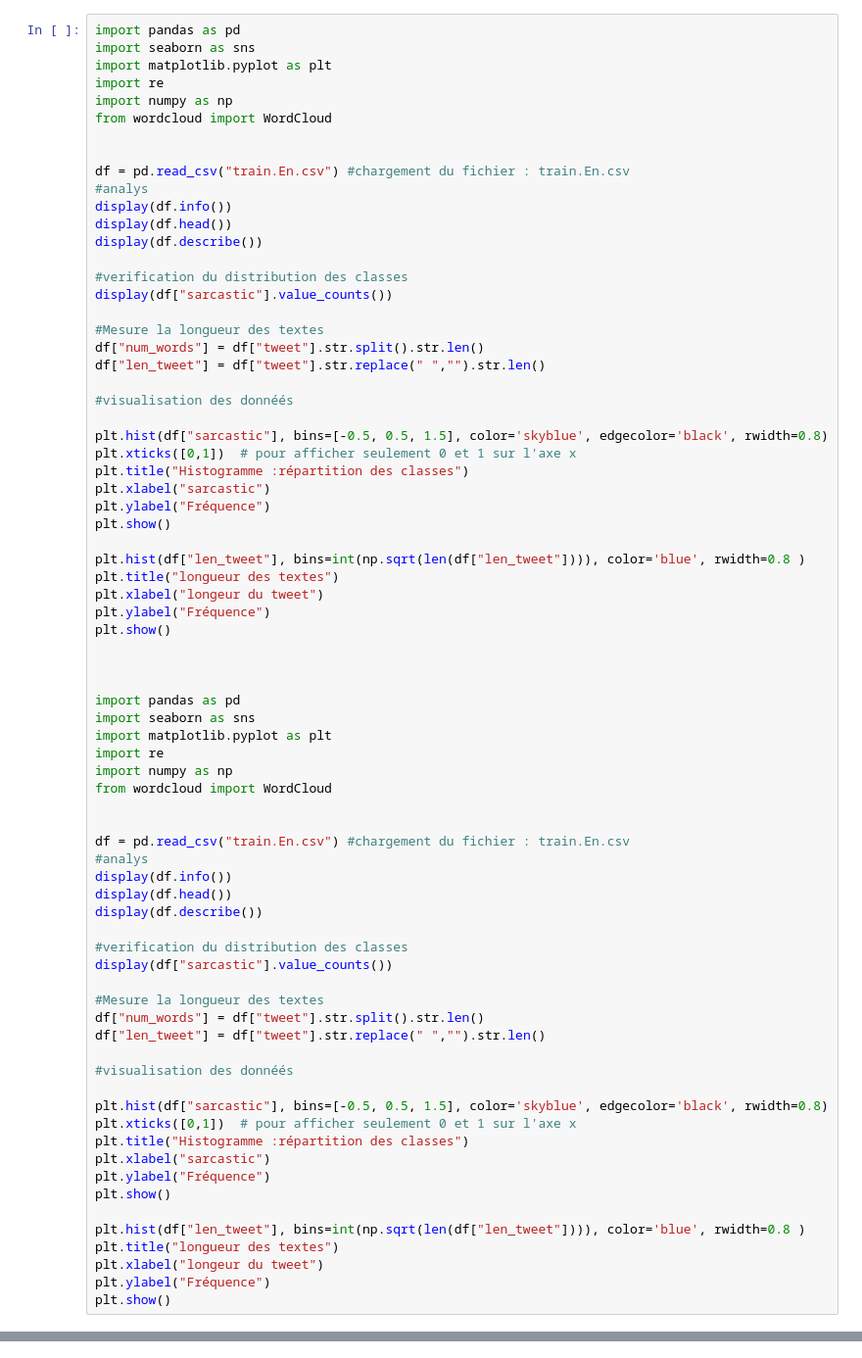
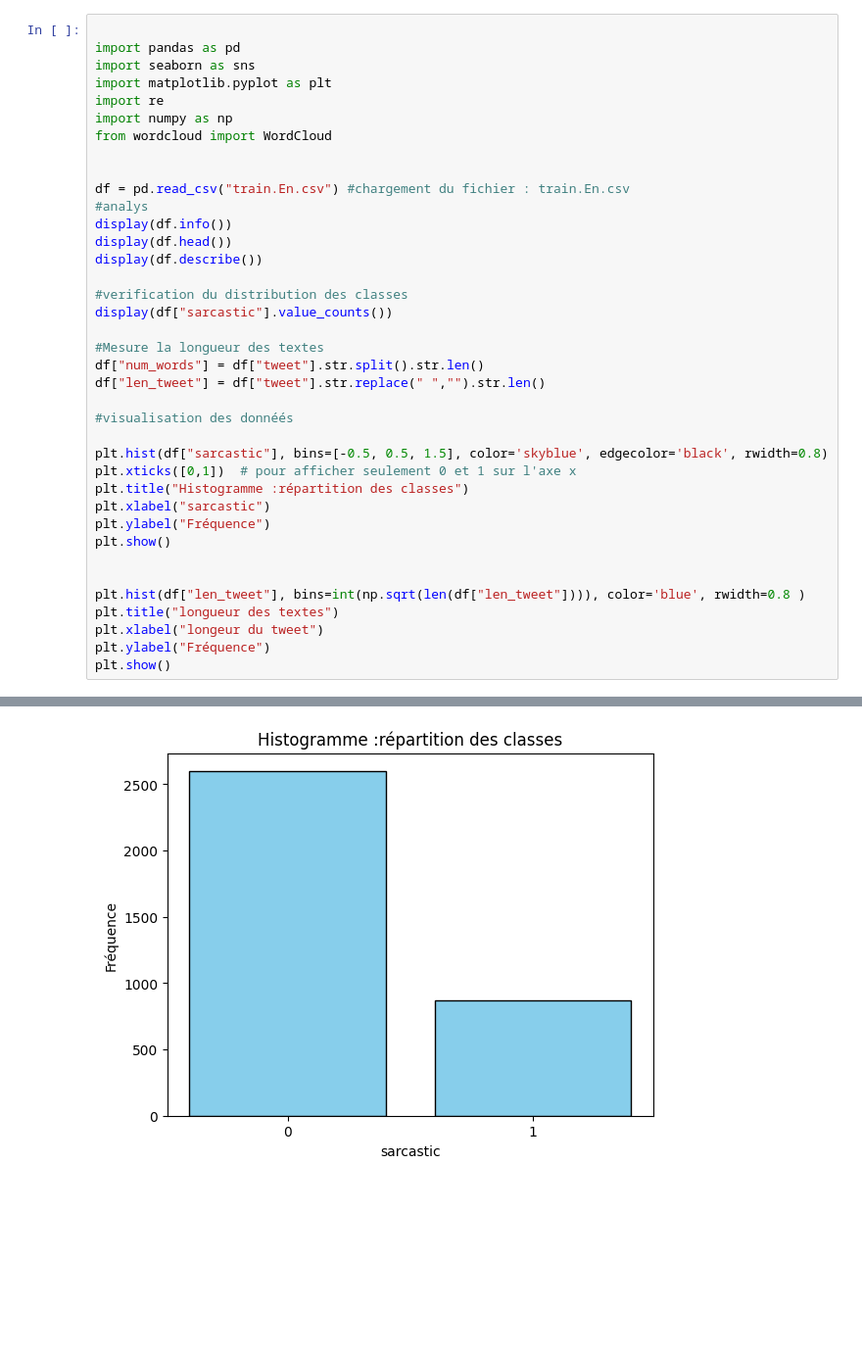
Before and after one commit to azizguesmi/Projet-Ml, a Jupyter notebook: PR.ipynb, the cells around one changed output, grey strips where cells are left out. Shown at 98% size. Drawn from its saved outputs; the diff is of its cells as text; blank space fills up the shorter version.

```diff
--- a/PR.ipynb
+++ b/PR.ipynb
@@ -1,41 +1,4 @@
 # %%
-import pandas as pd
-import seaborn as sns
-import matplotlib.pyplot as plt
-import re
-import numpy as np
-from wordcloud import WordCloud
-
-
-df = pd.read_csv("train.En.csv") #chargement du fichier : train.En.csv
-#analys
-display(df.info())
-display(df.head())
-display(df.describe())
-
-#verification du distribution des classes
-display(df["sarcastic"].value_counts())
-
-#Mesure la longueur des textes
-df["num_words"] = df["tweet"].str.split().str.len()
-df["len_tweet"] = df["tweet"].str.replace(" ","").str.len()
-
-#visualisation des donnéés
-
-plt.hist(df["sarcastic"], bins=[-0.5, 0.5, 1.5], color='skyblue', edgecolor='black', rwidth=0.8)
-plt.xticks([0,1])  # pour afficher seulement 0 et 1 sur l'axe x
-plt.title("Histogramme :répartition des classes")
-plt.xlabel("sarcastic")
-plt.ylabel("Fréquence")
-plt.show()
-
-plt.hist(df["len_tweet"], bins=int(np.sqrt(len(df["len_tweet"]))), color='blue', rwidth=0.8 )
-plt.title("longueur des textes")
-plt.xlabel("longeur du tweet")
-plt.ylabel("Fréquence")
-plt.show()
-
-
 
 import pandas as pd
 import seaborn as sns
@@ -67,6 +30,7 @@ plt.xlabel("sarcastic")
 plt.ylabel("Fréquence")
 plt.show()
 
+
 plt.hist(df["len_tweet"], bins=int(np.sqrt(len(df["len_tweet"]))), color='blue', rwidth=0.8 )
 plt.title("longueur des textes")
 plt.xlabel("longeur du tweet")
@@ -77,0 +77 @@ vaaaaa
+[figure, added]
```
Also changed, not shown: parts of 1 cell of this notebook.
